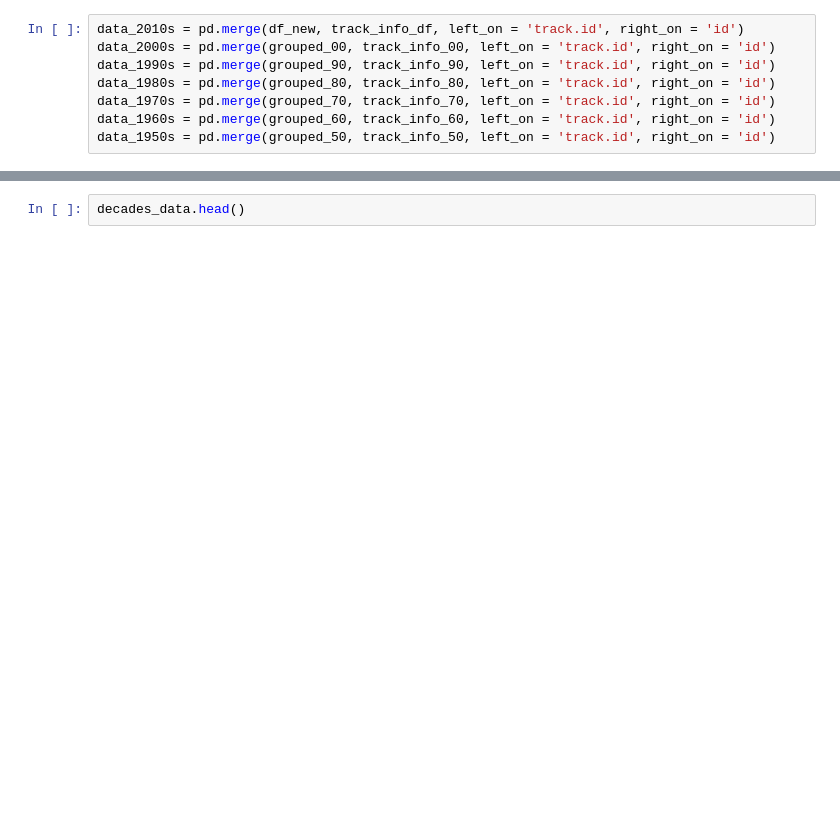
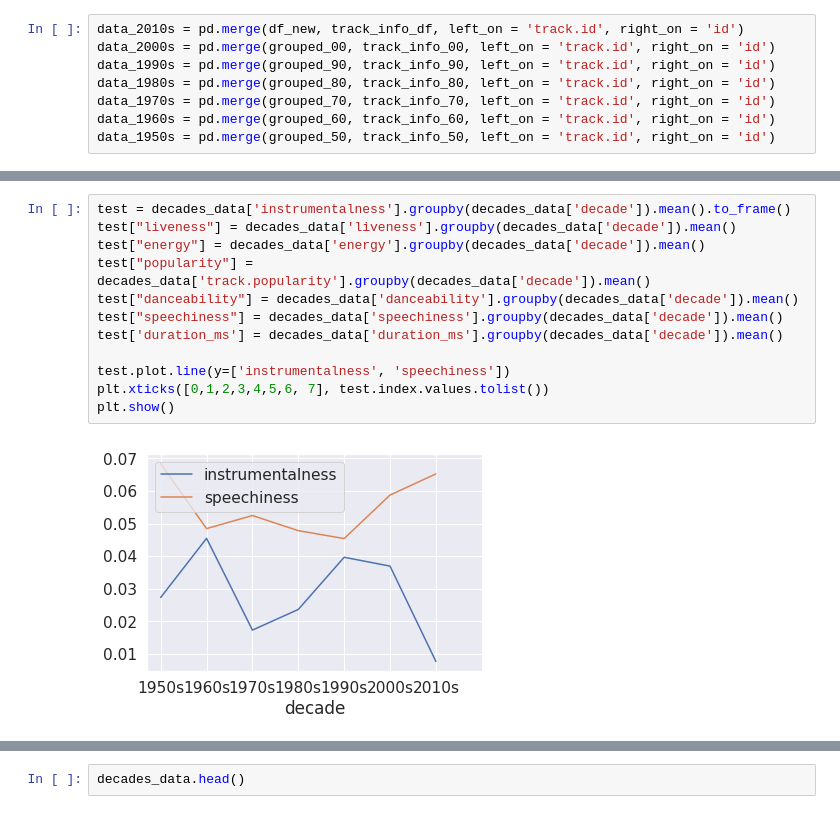
Before and after one commit to hackerman084/MusicOverTheDecades, a Jupyter notebook: Spotify_Final_Astha.ipynb, the cells around one changed output, grey strips where cells are left out. Cells and saved outputs as stored; diff of their text form; blank space fills up the shorter version.

```diff
--- a/Spotify_Final_Astha.ipynb
+++ b/Spotify_Final_Astha.ipynb
@@ -314,0 +366,14 @@ decades_data.head()# if track name doesn't show up, just restart the kernel
+# %%
+test = decades_data['instrumentalness'].groupby(decades_data['decade']).mean().to_frame()
+test["liveness"] = decades_data['liveness'].groupby(decades_data['decade']).mean()
+test["energy"] = decades_data['energy'].groupby(decades_data['decade']).mean()
+test["popularity"] = decades_data['track.popularity'].groupby(decades_data['decade']).mean()
+test["danceability"] = decades_data['danceability'].groupby(decades_data['decade']).mean()
+test["speechiness"] = decades_data['speechiness'].groupby(decades_data['decade']).mean()
+test['duration_ms'] = decades_data['duration_ms'].groupby(decades_data['decade']).mean()
+
+test.plot.line(y=['instrumentalness', 'speechiness'])
+plt.xticks([0,1,2,3,4,5,6, 7], test.index.values.tolist())
+plt.show()
+# %% [output]
+[figure, added]
```
Also changed, not shown: parts of 14 cells of this notebook.
